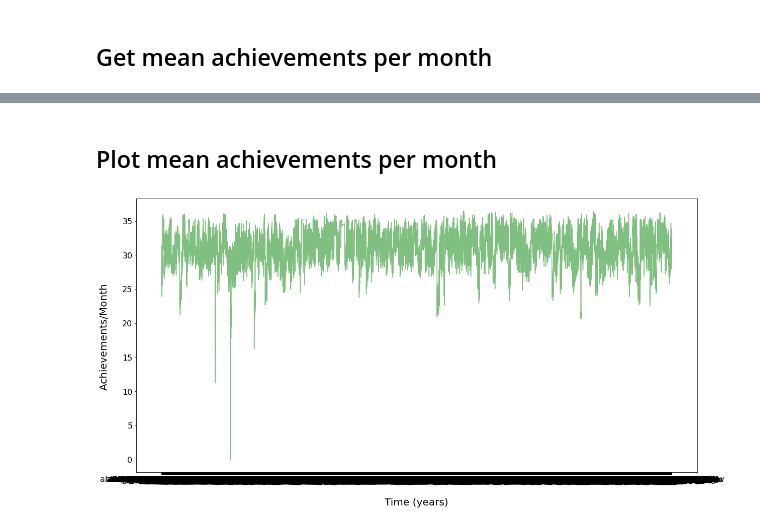
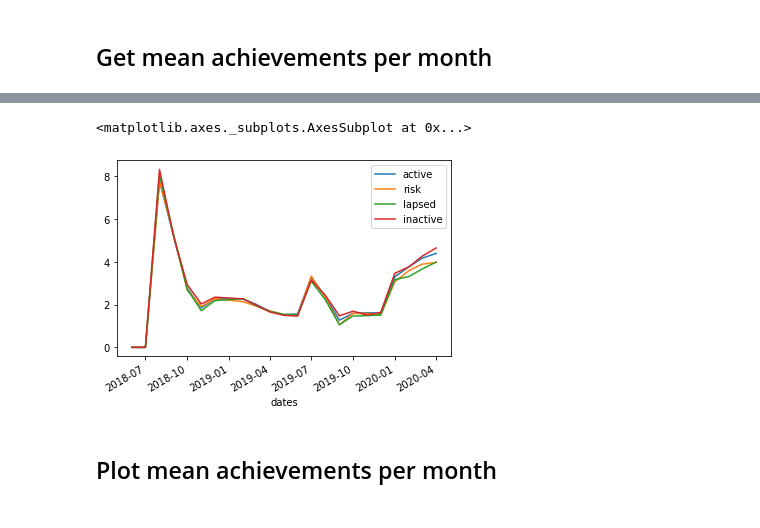
Before and after one commit to haleyspeed/insight_data_science, a Jupyter notebook: subscript/subscript/02_timeseries_explorer.ipynb, the cells around one changed output, grey strips where cells are left out. Drawn from its saved outputs; the diff is of its cells as text; code cells hidden in the pictures.

```diff
--- a/subscript/subscript/02_timeseries_explorer.ipynb
+++ b/subscript/subscript/02_timeseries_explorer.ipynb
@@ -76,0 +54,6 @@ dft = dft.iloc[1:][:]
+# %%
+df.index = [float(str(i).replace('-','')) for i in df.index.values]
+
+df_m = df.drop(player_cols, axis = 1)
+df_m = df_m.groupby('engagement').mean()
+display(HTML(df_m.head().to_html()))
@@ -93,0 +69,7 @@ Length: 123, dtype: float64
+# %%
+dft = df_m.T.reset_index()
+dft = dft.iloc[1:][:]
+dft.columns = ['dates','active','risk','lapsed','inactive']
+dft.dates = pd.to_datetime(dft.dates)
+dft.set_index('dates', inplace=True)
+display(HTML(dft.to_html()))
@@ -94,3 +95,8 @@ Length: 123, dtype: float64
+# %%
+dft.plot()
+# %% [output]
+<matplotlib.axes._subplots.AxesSubplot at 0x...>
+[figure, added]
 # %% [markdown]
 ## Plot mean achievements per month
 # %%
@@ -101,10 +107,8 @@ import datetime as dt
 import matplotlib.ticker as ticker
 
 fig, ax = plt.subplots(figsize=(20, 10))
-a = ax.plot(sorted(dft.mean().index.values),dft.mean(), label = 'quester', ms = 4, color = 'green', alpha = 0.5)
+a = ax.plot(sorted(dft.dates.astype(float)), dft.active, label = 'quester', ms = 4, color = 'green', alpha = 0.5)
 #a = ax.axvline(sorted(df_exp.index.values)), ls = ':', color = 'silver', ms = 8)
 a = ax.set_xlabel('\nTime (years)', fontsize = 20)
 a = ax.set_ylabel('Achievements/Month \n', fontsize = 20)
 a = ax.tick_params(labelsize = 16)
-# %% [output]
-[figure, removed]
```
Also changed, not shown: parts of 7 cells of this notebook, 11 other files.
